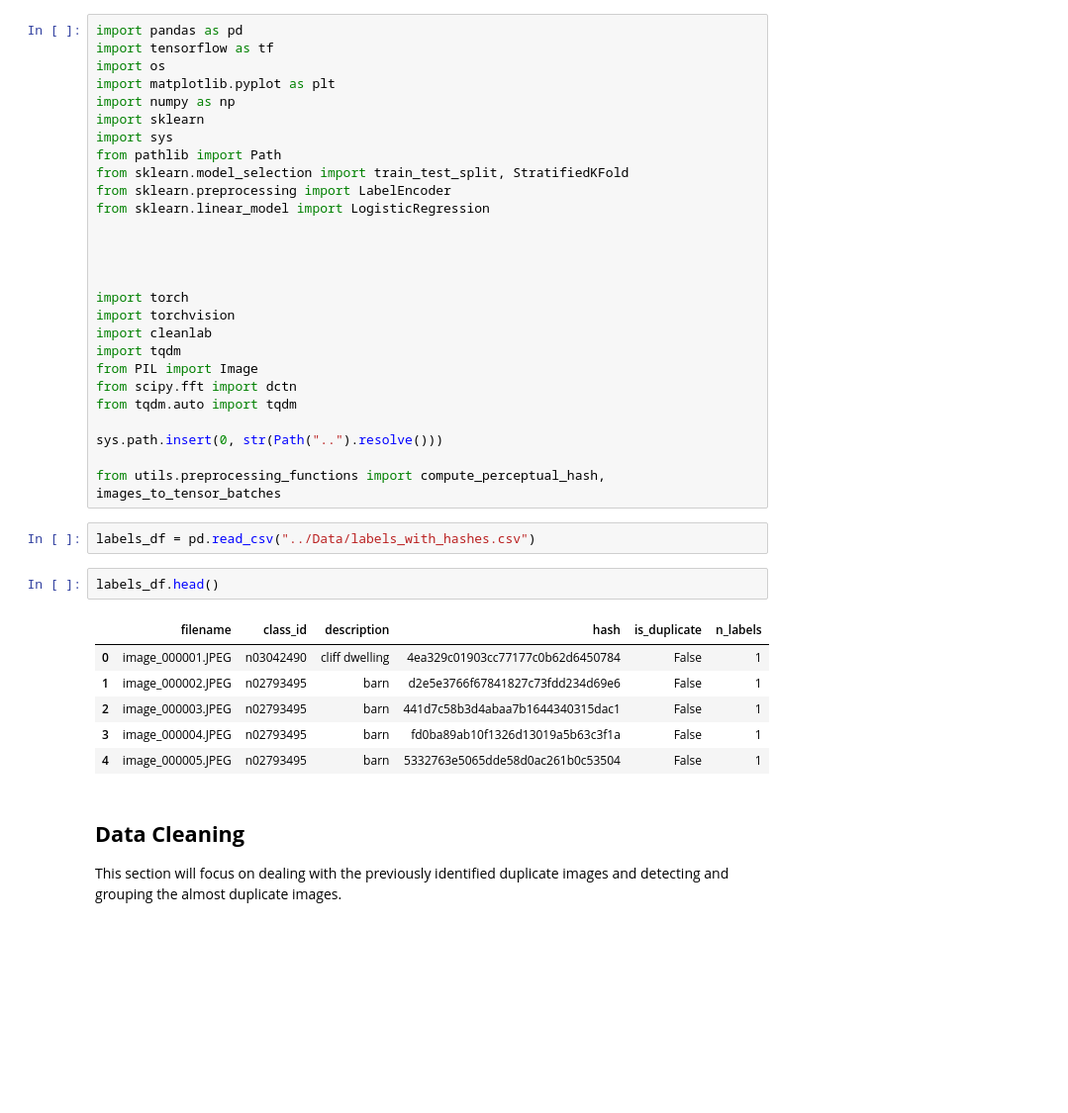
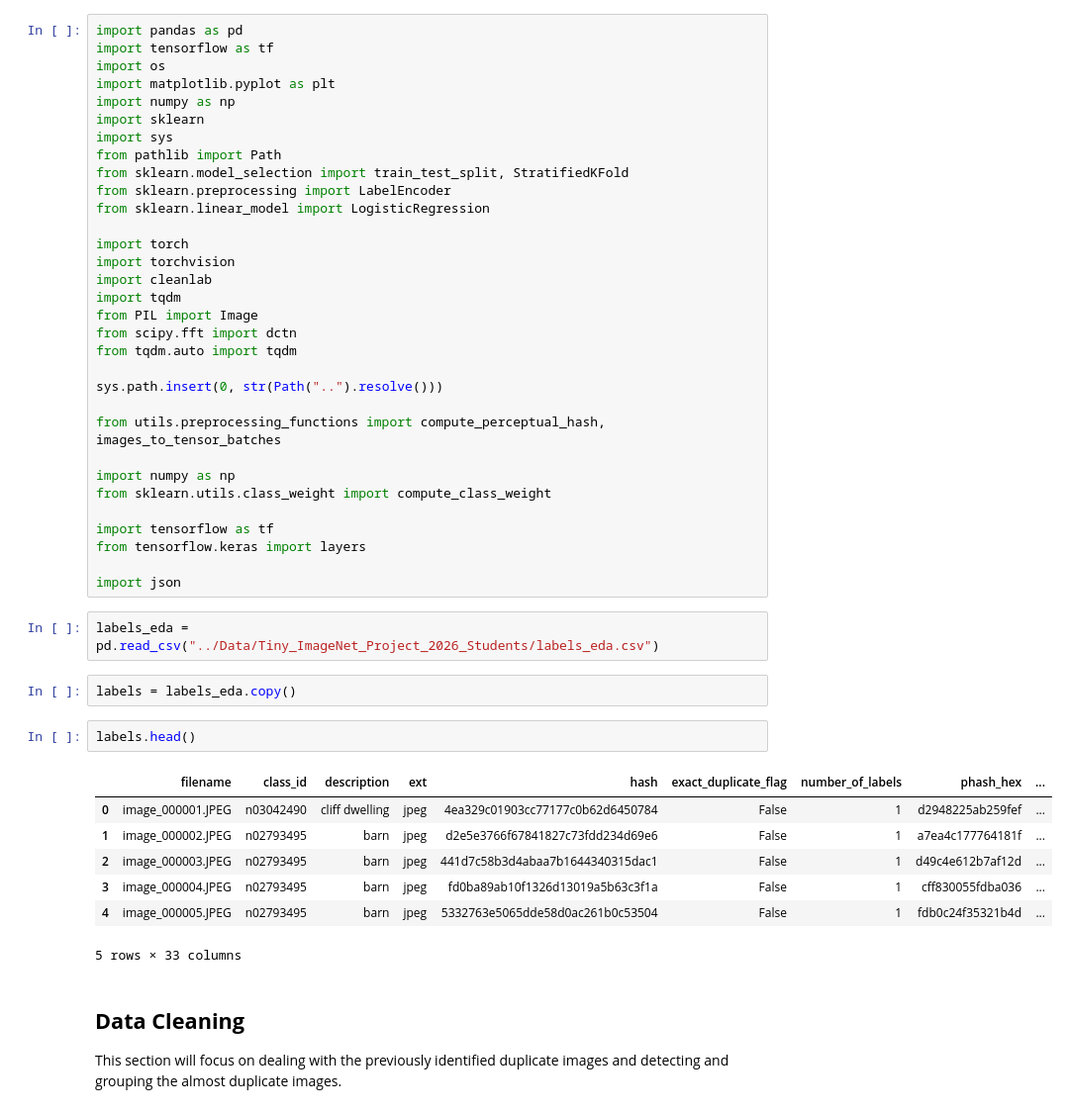
Before and after one commit to tiago2806/project-deeplearning, a Jupyter notebook: src/PreProcessing.ipynb, the cells around one changed output. Shown at 99% size. Cells and saved outputs as stored; diff of their text form; blank space fills up the shorter version.

```diff
--- a/src/PreProcessing.ipynb
+++ b/src/PreProcessing.ipynb
@@ -15,9 +50,6 @@ from sklearn.model_selection import train_test_split, StratifiedKFold
 from sklearn.preprocessing import LabelEncoder
 from sklearn.linear_model import LogisticRegression
 
-
-
-
 import torch
 import torchvision
 import cleanlab
@@ -29,17 +61,28 @@ from tqdm.auto import tqdm
 sys.path.insert(0, str(Path("..").resolve()))
 
 from utils.preprocessing_functions import compute_perceptual_hash, images_to_tensor_batches
+
+import numpy as np
+from sklearn.utils.class_weight import compute_class_weight
+
+import tensorflow as tf
+from tensorflow.keras import layers
+
+import json
 # %%
-labels_df = pd.read_csv("../Data/labels_with_hashes.csv")
+labels_eda = pd.read_csv("../Data/Tiny_ImageNet_Project_2026_Students/labels_eda.csv")
+# %%
+labels = labels_eda.copy()
 # %%
-labels_df.head()
+labels.head()
 # %% [output]
-|  | filename | class_id | description | hash | is_duplicate | n_labels |
-| 0 | image_000001.JPEG | n03042490 | cliff dwelling | 4ea329c01903cc77177c0b62d6450784 | False | 1 |
-| 1 | image_000002.JPEG | n02793495 | barn | d2e5e3766f67841827c73fdd234d69e6 | False | 1 |
-| 2 | image_000003.JPEG | n02793495 | barn | 441d7c58b3d4abaa7b1644340315dac1 | False | 1 |
-| 3 | image_000004.JPEG | n02793495 | barn | fd0ba89ab10f1326d13019a5b63c3f1a | False | 1 |
-| 4 | image_000005.JPEG | n02793495 | barn | 5332763e5065dde58d0ac261b0c53504 | False | 1 |
+|  | filename | class_id | description | ext | hash | exact_duplicate_flag | number_of_labels | phash_hex | ... |
+| 0 | image_000001.JPEG | n03042490 | cliff dwelling | jpeg | 4ea329c01903cc77177c0b62d6450784 | False | 1 | d2948225ab259fef | ... |
+| 1 | image_000002.JPEG | n02793495 | barn | jpeg | d2e5e3766f67841827c73fdd234d69e6 | False | 1 | a7ea4c177764181f | ... |
+| 2 | image_000003.JPEG | n02793495 | barn | jpeg | 441d7c58b3d4abaa7b1644340315dac1 | False | 1 | d49c4e612b7af12d | ... |
+| 3 | image_000004.JPEG | n02793495 | barn | jpeg | fd0ba89ab10f1326d13019a5b63c3f1a | False | 1 | cff830055fdba036 | ... |
+| 4 | image_000005.JPEG | n02793495 | barn | jpeg | 5332763e5065dde58d0ac261b0c53504 | False | 1 | fdb0c24f35321b4d | ... |
+5 rows × 33 columns
 # %% [markdown]
 ## **Data Cleaning**
 
```
Also changed, not shown: parts of 59 cells of this notebook, 6 other files.
